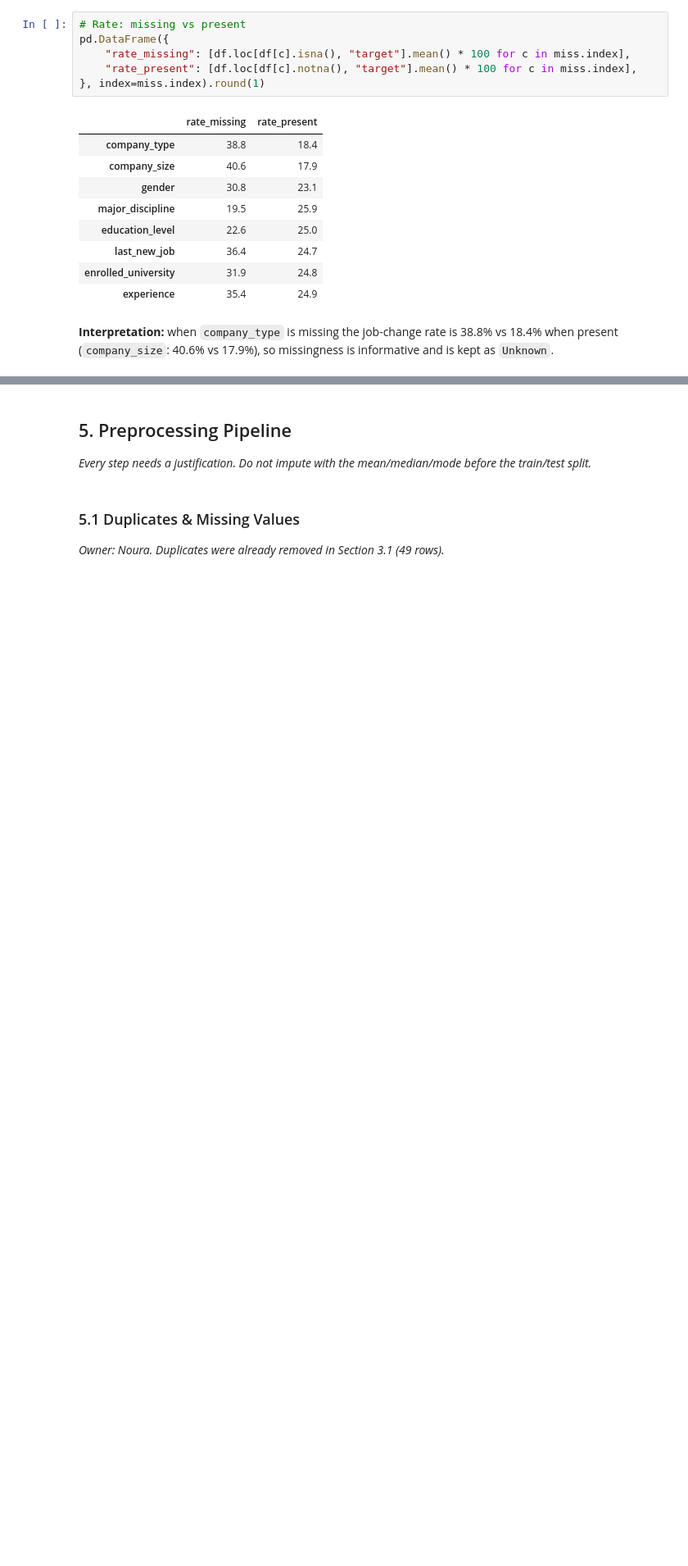
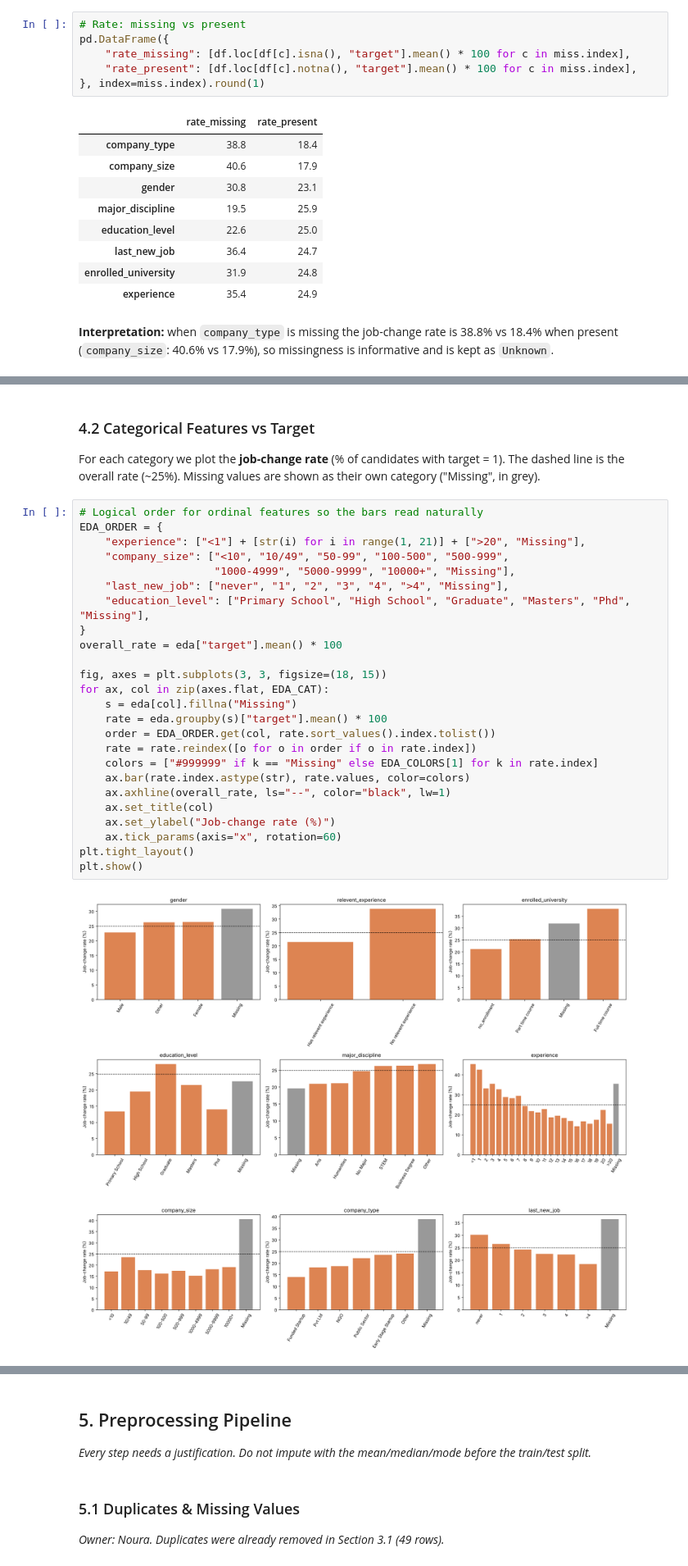
Before and after one commit to ManarAlrazin/SW485-Project-Group2, a Jupyter notebook: Phase1_Data_Exploration.ipynb, the cells around one changed output, grey strips where cells are left out. Shown at 82% size. Drawn from its saved outputs; the diff is of its cells as text; blank space fills up the shorter version.

```diff
--- a/Phase1_Data_Exploration.ipynb
+++ b/Phase1_Data_Exploration.ipynb
@@ -245,0 +290,31 @@ pd.DataFrame({
+# %% [markdown]
+### 4.2 Categorical Features vs Target
+For each category we plot the **job-change rate** (% of candidates with target = 1).
+The dashed line is the overall rate (~25%). Missing values are shown as their own category ("Missing", in grey).
+# %%
+# Logical order for ordinal features so the bars read naturally
+EDA_ORDER = {
+    "experience": ["<1"] + [str(i) for i in range(1, 21)] + [">20", "Missing"],
+    "company_size": ["<10", "10/49", "50-99", "100-500", "500-999",
+                     "1000-4999", "5000-9999", "10000+", "Missing"],
+    "last_new_job": ["never", "1", "2", "3", "4", ">4", "Missing"],
+    "education_level": ["Primary School", "High School", "Graduate", "Masters", "Phd", "Missing"],
+}
+overall_rate = eda["target"].mean() * 100
+
+fig, axes = plt.subplots(3, 3, figsize=(18, 15))
+for ax, col in zip(axes.flat, EDA_CAT):
+    s = eda[col].fillna("Missing")
+    rate = eda.groupby(s)["target"].mean() * 100
+    order = EDA_ORDER.get(col, rate.sort_values().index.tolist())
+    rate = rate.reindex([o for o in order if o in rate.index])
+    colors = ["#999999" if k == "Missing" else EDA_COLORS[1] for k in rate.index]
+    ax.bar(rate.index.astype(str), rate.values, color=colors)
+    ax.axhline(overall_rate, ls="--", color="black", lw=1)
+    ax.set_title(col)
+    ax.set_ylabel("Job-change rate (%)")
+    ax.tick_params(axis="x", rotation=60)
+plt.tight_layout()
+plt.show()
+# %% [output]
+[figure, added]
```
Also changed, not shown: parts of 17 cells of this notebook.
